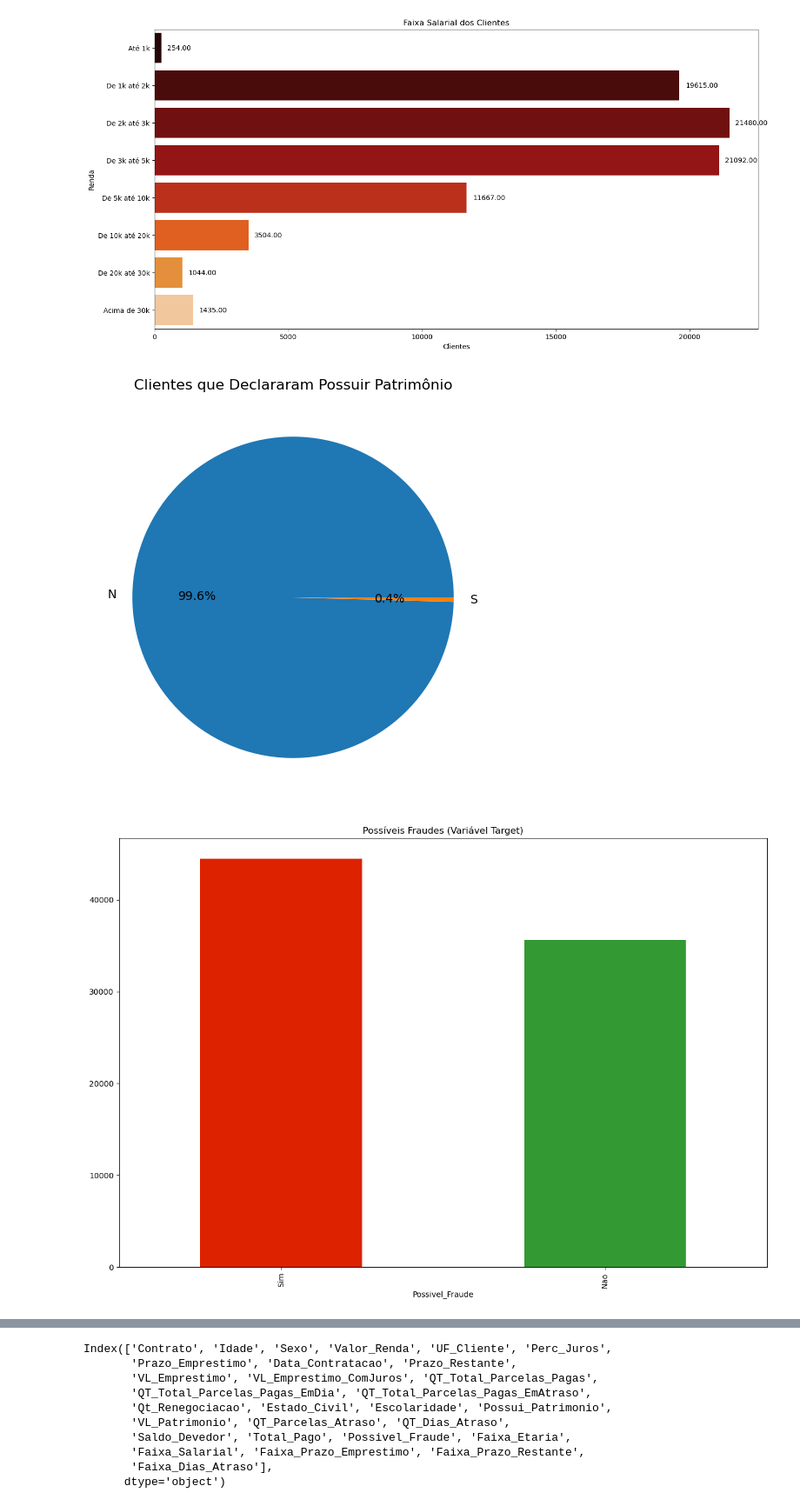
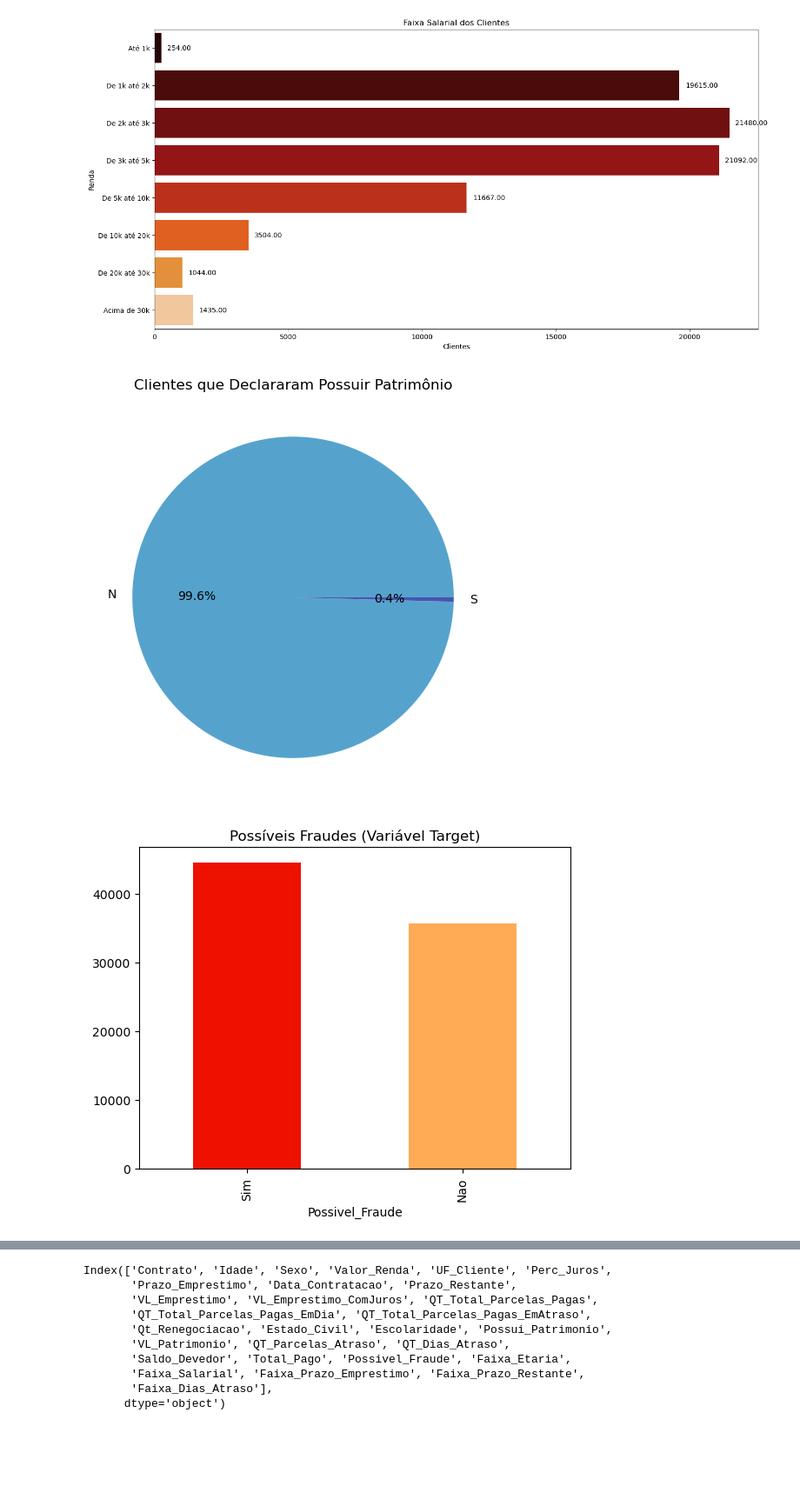
Before and after one commit to thaleswillreis/Modelo-ML-Prevencao-Fraude-v1, a Jupyter notebook: Modelo_ML_Prev_fraude.ipynb, the cells around one changed output, grey strips where cells are left out. Shown at 87% size. Saved outputs shown, nothing was run; the diff lists cells and outputs as text; code cells hidden in the pictures; blank space fills up the shorter version.

```diff
--- a/Modelo_ML_Prev_fraude.ipynb
+++ b/Modelo_ML_Prev_fraude.ipynb
@@ -603,16 +603,16 @@ patrimonio = df.groupby('Possui_Patrimonio')['Contrato'].nunique().sort_values(a
 plt.figure(figsize=(10, 6))
 
 # Criando o gráfico de pizza
-plt.pie(patrimonio['Contrato'], labels=patrimonio['Possui_Patrimonio'], autopct='%1.1f%%', colors=sns.color_palette('tab10'))
+plt.pie(patrimonio['Contrato'], labels=patrimonio['Possui_Patrimonio'], autopct='%1.1f%%', colors=sns.color_palette('icefire'))
 
 # Adicionando título e exibindo o gráfico
 plt.title('Clientes que Declararam Possuir Patrimônio')
 plt.show()
 # %% [output]
-[figure, old version]
+[figure, new version]
 # %%
 # Visualizando a distribuição da variável Alvo
-df.Possivel_Fraude.value_counts().plot(kind='bar', title='Possíveis Fraudes (Variável Target)',color = ['#d20', '#393']);
+df.Possivel_Fraude.value_counts().plot(kind='bar', title='Possíveis Fraudes (Variável Target)', color = ['#e10', '#fa5']);
 # %% [output]
-[figure, old version]
+[figure, new version]
 # %% [markdown]
```
Also changed, not shown: parts of 63 cells of this notebook.
